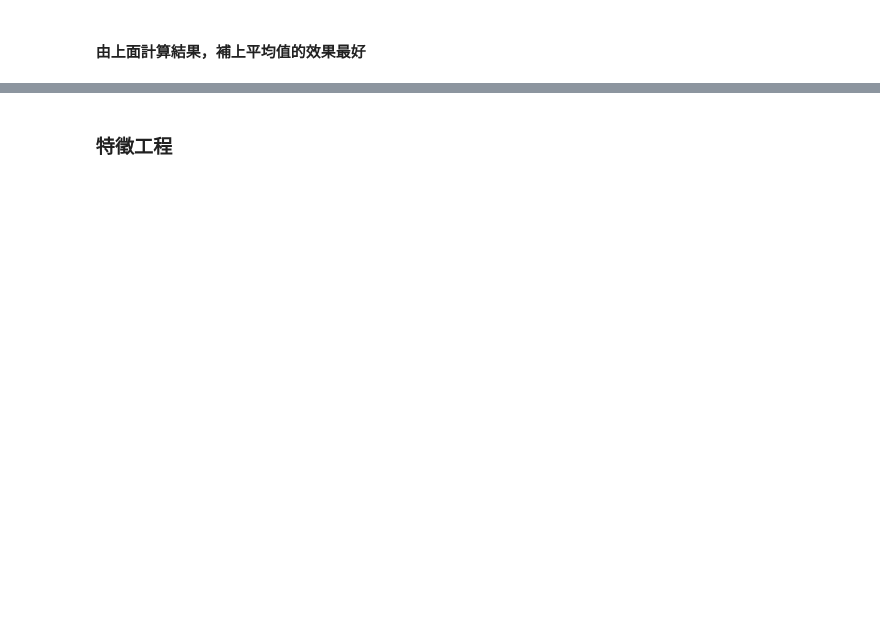
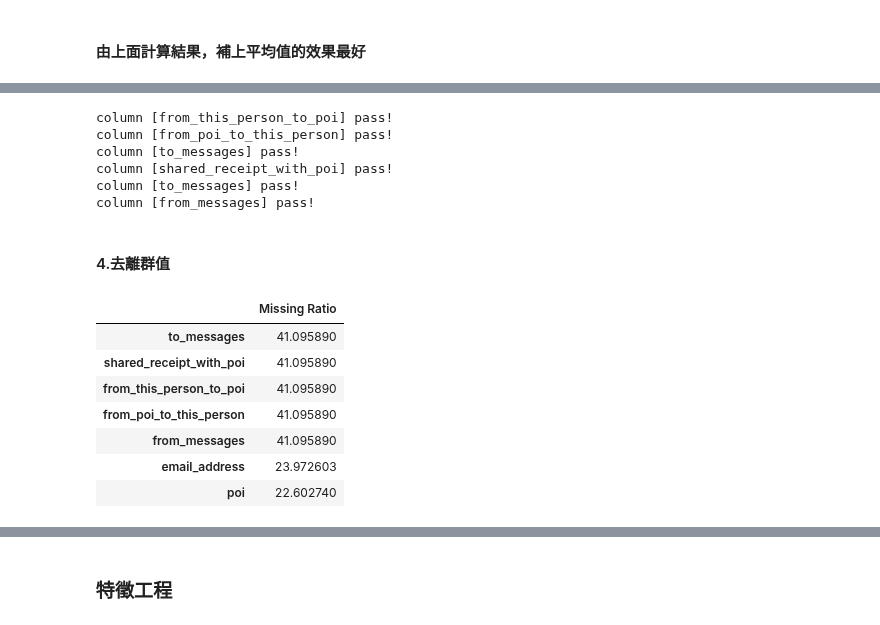
Before and after one commit to DunkLiao/4th-ML100Days, a Jupyter notebook: homework/Day_051_To_053_HW.ipynb, the cells around one changed output, grey strips where cells are left out. Drawn from its saved outputs; the diff is of its cells as text; code cells hidden in the pictures; blank space fills up the shorter version.

```diff
--- a/homework/Day_051_To_053_HW.ipynb
+++ b/homework/Day_051_To_053_HW.ipynb
@@ -349,0 +350,19 @@ pprint.pprint(cross_val_score(estimator, train_X, train_Y, cv=5).mean())
+# %%
+# 檢查次數項目是否為正整數(大於等於0)
+email_data=['from_this_person_to_poi','from_poi_to_this_person','to_messages',\
+            'shared_receipt_with_poi','to_messages','from_messages']
+for col_name in email_data:
+    if all(dt_eval[col_name].dropna().unique()>=0):
+        print('column [{0}] pass!'.format(col_name))
+    else:
+        print('column [{0}] fail!'.format(col_name))
+        print(dt_eval[col_name].dropna().unique())
+# %% [output]
+column [from_this_person_to_poi] pass!
+column [from_poi_to_this_person] pass!
+column [to_messages] pass!
+column [shared_receipt_with_poi] pass!
+column [to_messages] pass!
+column [from_messages] pass!
+# %% [markdown]
+#### 4.去離群值
@@ -349,0 +376,12 @@ pprint.pprint(cross_val_score(estimator, train_X, train_Y, cv=5).mean())
+# %%
+#顯示訓練集其中資料遺失比例
+na_check(dt_eval)
+# %% [output]
+|  | Missing Ratio |
+| to_messages | 41.095890 |
+| shared_receipt_with_poi | 41.095890 |
+| from_this_person_to_poi | 41.095890 |
+| from_poi_to_this_person | 41.095890 |
+| from_messages | 41.095890 |
+| email_address | 23.972603 |
+| poi | 22.602740 |
```
Also changed, not shown: parts of 49 cells of this notebook.
